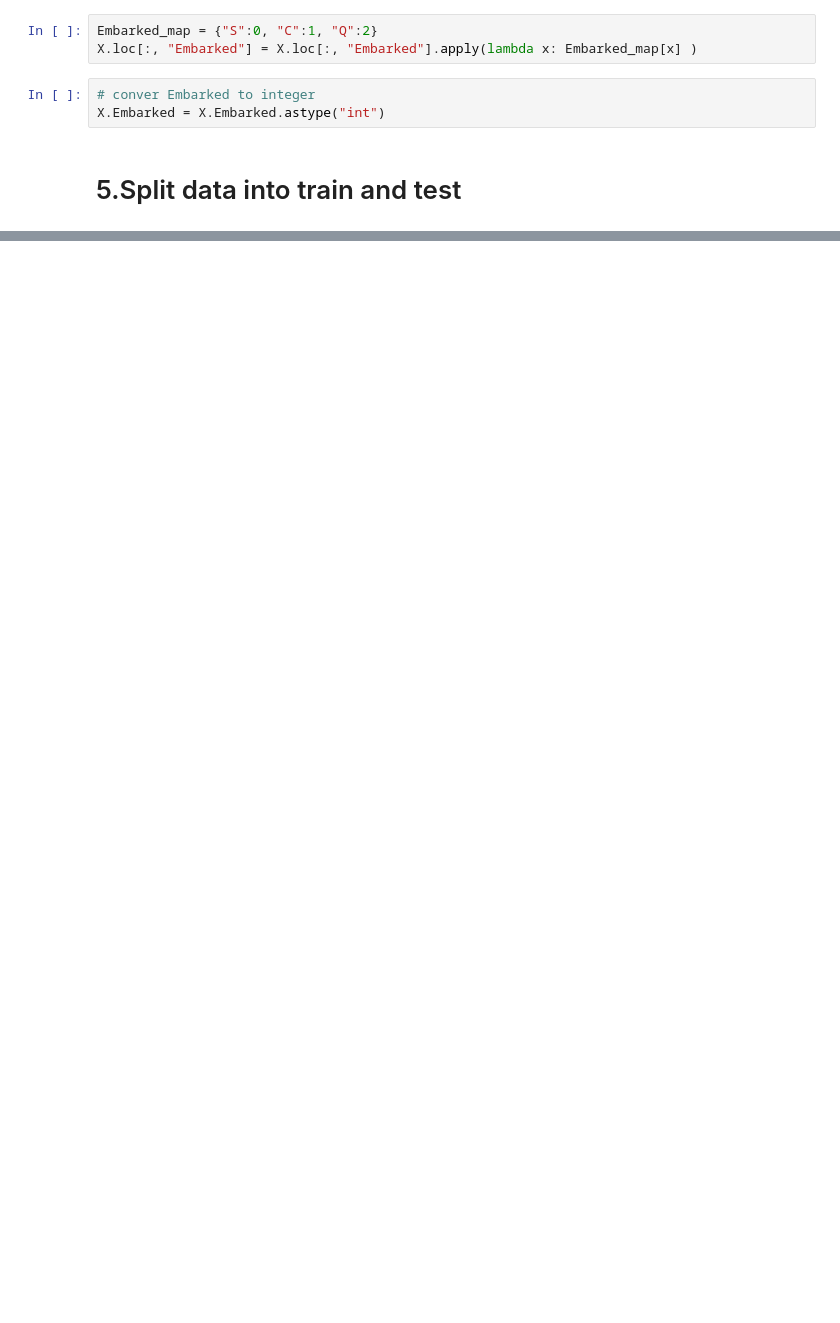
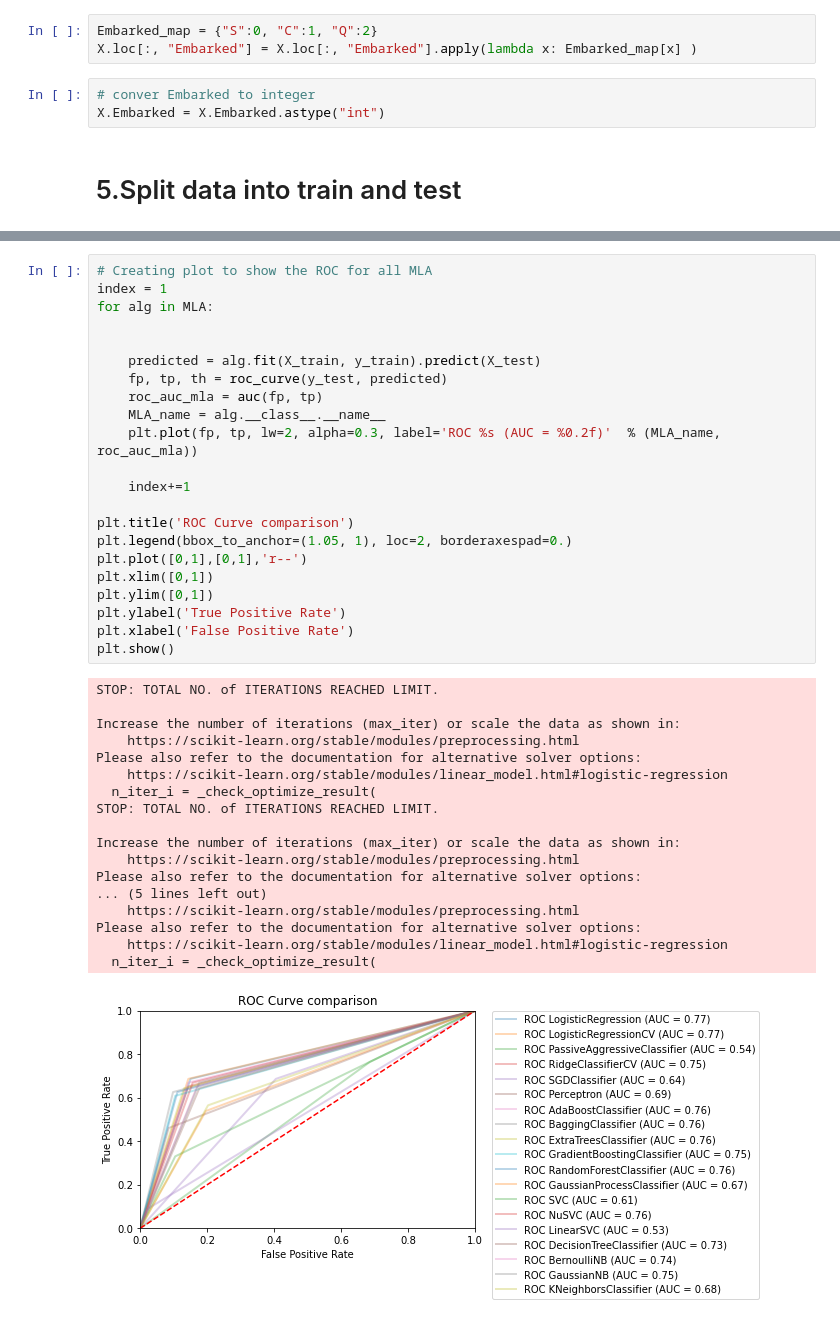
Before and after one commit to joao-dias-25/titanic_ML, a Jupyter notebook: ML classsification.ipynb, the cells around one changed output, grey strips where cells are left out. Drawn from its saved outputs; the diff is of its cells as text; blank space fills up the shorter version.

```diff
--- a/ML classsification.ipynb
+++ b/ML classsification.ipynb
@@ -263,0 +510,41 @@ cd
+# %%
+# Creating plot to show the ROC for all MLA
+index = 1
+for alg in MLA:
+
+
+    predicted = alg.fit(X_train, y_train).predict(X_test)
+    fp, tp, th = roc_curve(y_test, predicted)
+    roc_auc_mla = auc(fp, tp)
+    MLA_name = alg.__class__.__name__
+    plt.plot(fp, tp, lw=2, alpha=0.3, label='ROC %s (AUC = %0.2f)'  % (MLA_name, roc_auc_mla))
+
+    index+=1
+
+plt.title('ROC Curve comparison')
+plt.legend(bbox_to_anchor=(1.05, 1), loc=2, borderaxespad=0.)
+plt.plot([0,1],[0,1],'r--')
+plt.xlim([0,1])
+plt.ylim([0,1])
+plt.ylabel('True Positive Rate')
+plt.xlabel('False Positive Rate')
+plt.show()
+# %% [output]
+STOP: TOTAL NO. of ITERATIONS REACHED LIMIT.
+
+Increase the number of iterations (max_iter) or scale the data as shown in:
+    https://scikit-learn.org/stable/modules/preprocessing.html
+Please also refer to the documentation for alternative solver options:
+    https://scikit-learn.org/stable/modules/linear_model.html#logistic-regression
+  n_iter_i = _check_optimize_result(
+STOP: TOTAL NO. of ITERATIONS REACHED LIMIT.
+
+Increase the number of iterations (max_iter) or scale the data as shown in:
+    https://scikit-learn.org/stable/modules/preprocessing.html
+Please also refer to the documentation for alternative solver options:
+... (5 lines left out)
+    https://scikit-learn.org/stable/modules/preprocessing.html
+Please also refer to the documentation for alternative solver options:
+    https://scikit-learn.org/stable/modules/linear_model.html#logistic-regression
+  n_iter_i = _check_optimize_result(
+[figure, added]
```
Also changed, not shown: parts of 22 cells of this notebook, 1 other file.
